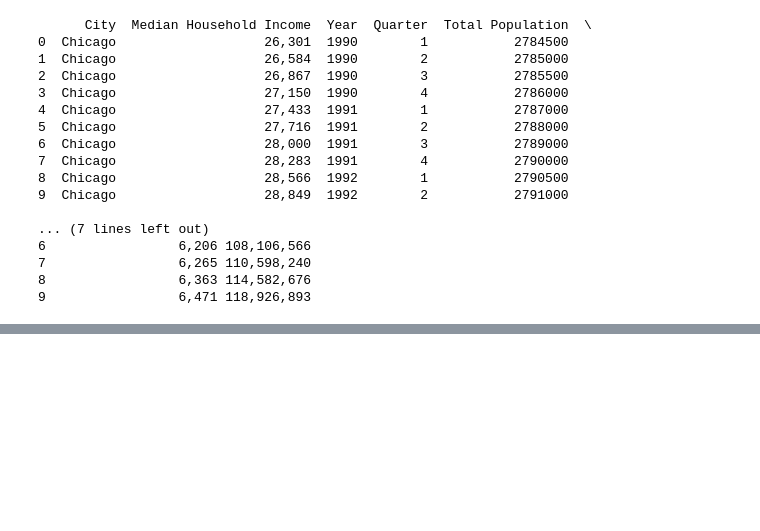
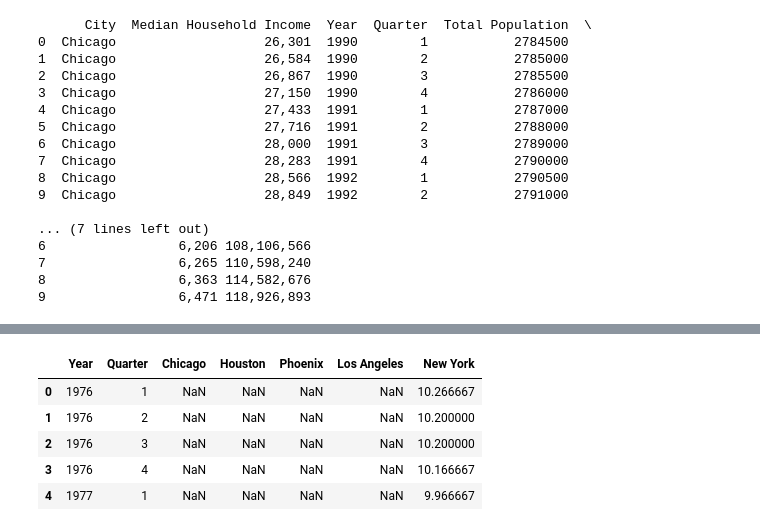
Before and after one commit to katelync12/HomeCast, a Jupyter notebook: cleaned_data.ipynb, the cells around one changed output, grey strips where cells are left out. Drawn from its saved outputs; the diff is of its cells as text; code cells hidden in the pictures; blank space fills up the shorter version.

```diff
--- a/cleaned_data.ipynb
+++ b/cleaned_data.ipynb
@@ -326,0 +469,14 @@ print(merged.head(10))
+# %%
+# Merge all quarterly dataframes
+from functools import reduce
+
+data_frames = [chicago_quarterly, houston_quarterly, phoenix_quarterly, la_quarterly, ny_quarterly]
+quarterly_unemployment = reduce(lambda left, right: pd.merge(left, right, on=['Year', 'Quarter'], how='outer'), data_frames)
+quarterly_unemployment.head()
+# %% [output]
+|  | Year | Quarter | Chicago | Houston | Phoenix | Los Angeles | New York |
+| 0 | 1976 | 1 | NaN | NaN | NaN | NaN | 10.266667 |
+| 1 | 1976 | 2 | NaN | NaN | NaN | NaN | 10.200000 |
+| 2 | 1976 | 3 | NaN | NaN | NaN | NaN | 10.200000 |
+| 3 | 1976 | 4 | NaN | NaN | NaN | NaN | 10.166667 |
+| 4 | 1977 | 1 | NaN | NaN | NaN | NaN | 9.966667 |
```
Also changed, not shown: parts of 15 cells of this notebook, 1 other file.
